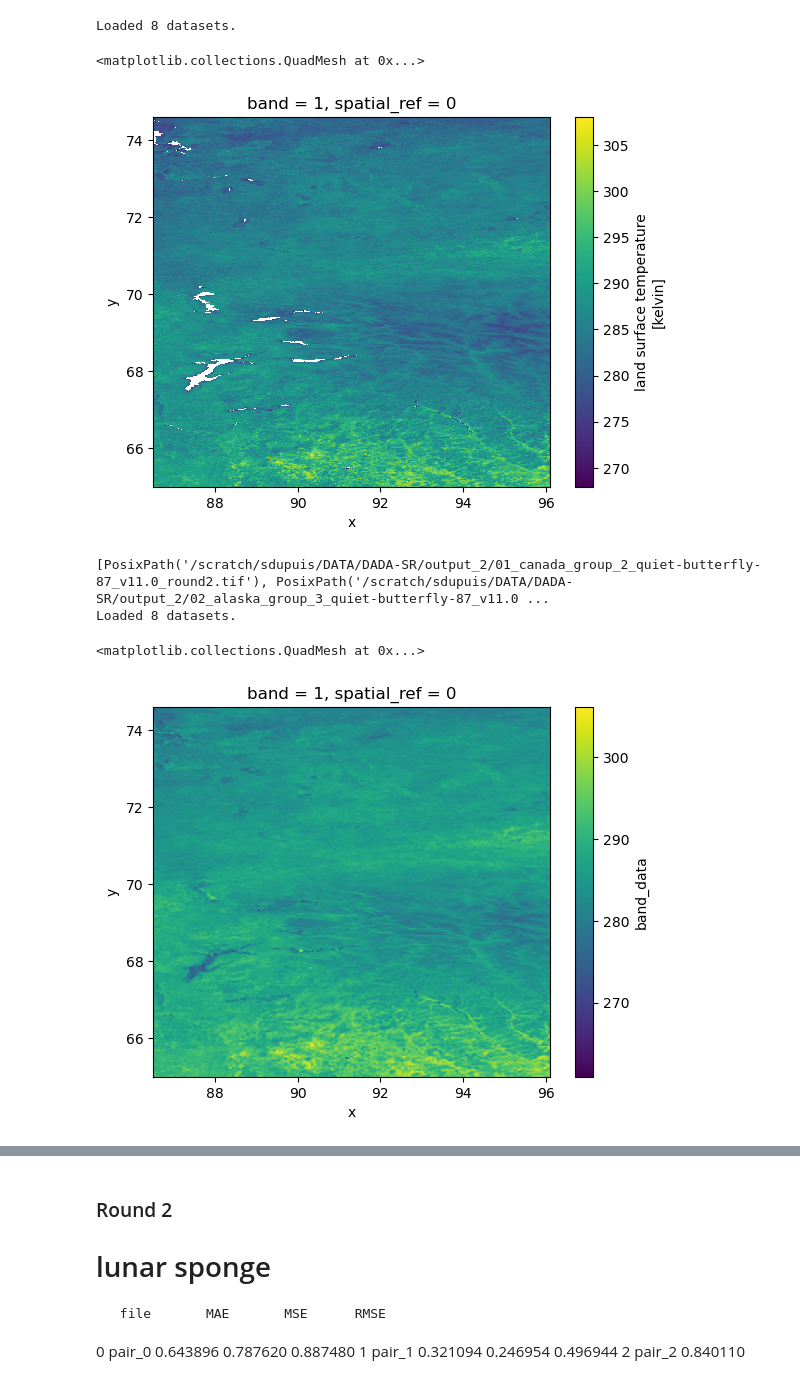
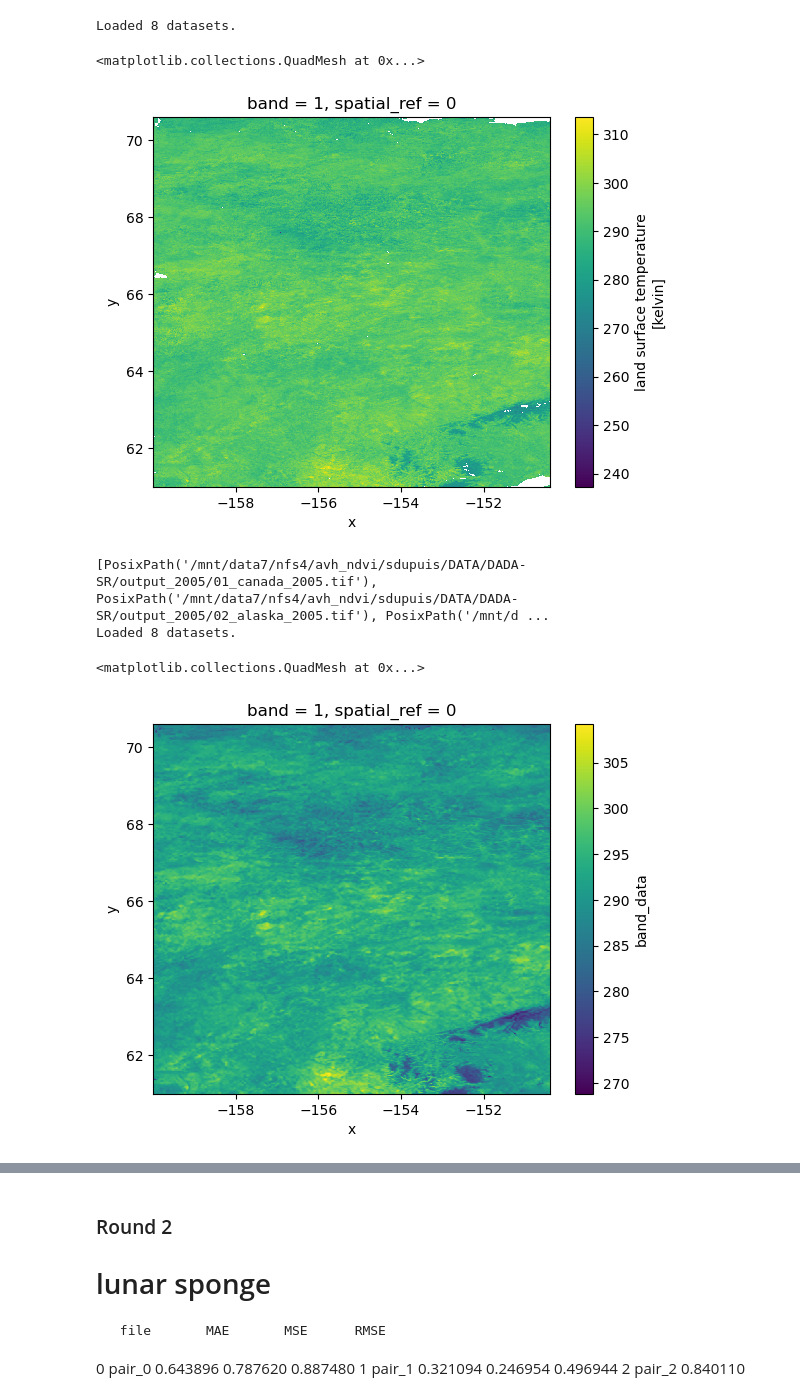
Before and after one commit to soniajdupuis/PhD_analysis, a Jupyter notebook: Paper_2_Analysis/mSE_MAE_computations.ipynb, the cells around one changed output, grey strips where cells are left out. Cells and saved outputs as stored; diff of their text form; code cells hidden in the pictures.

```diff
--- a/Paper_2_Analysis/mSE_MAE_computations.ipynb
+++ b/Paper_2_Analysis/mSE_MAE_computations.ipynb
@@ -7,7 +7,7 @@ import numpy as np
 import pandas as pd
 # %%
 # target
-data_dir = Path("/scratch/sdupuis/DATA/DADA-SR/target_2")
+data_dir = Path("/mnt/data7/nfs4/avh_ndvi/sdupuis/DATA/DADA-SR/target")
 
 # Get all .tif files in the folder (sorted by name)
 tif_files = sorted(data_dir.glob("*.tif"))
@@ -19,17 +19,17 @@ print(f"Loaded {len(target)} datasets.")
 # %% [output]
 Loaded 8 datasets.
 # %%
-target[5]['band_data'].plot()
+target[1]['band_data'].plot()
 # %% [output]
 <matplotlib.collections.QuadMesh at 0x...>
-[figure, old version]
+[figure, new version]
 # %%
 # quit butterly
-data_dir = Path("/scratch/sdupuis/DATA/DADA-SR/output_2/")
+data_dir = Path("/mnt/data7/nfs4/avh_ndvi/sdupuis/DATA/DADA-SR/output_2005/")
 
 # Get all .tif files in the folder (sorted by name)
 #10_image_fiery-waterfall_europe.tif
-tif_files = sorted(data_dir.glob("*quiet-butterfly*.tif"))
+tif_files = sorted(data_dir.glob("*.tif"))
 print(tif_files)
 
 # Open each file with xarray and store in a list
@@ -37,10 +37,10 @@ fiery_waterfall = [xr.open_dataset(f, engine="rasterio").sel(y=slice(None, None,
 
 print(f"Loaded {len(fiery_waterfall)} datasets.")
 # %% [output]
-[PosixPath('/scratch/sdupuis/DATA/DADA-SR/output_2/01_canada_group_2_quiet-butterfly-87_v11.0_round2.tif'), PosixPath('/scratch/sdupuis/DATA/DADA-SR/output_2/02_alaska_group_3_quiet-butterfly-87_v11.0 ...
+[PosixPath('/mnt/data7/nfs4/avh_ndvi/sdupuis/DATA/DADA-SR/output_2005/01_canada_2005.tif'), PosixPath('/mnt/data7/nfs4/avh_ndvi/sdupuis/DATA/DADA-SR/output_2005/02_alaska_2005.tif'), PosixPath('/mnt/d ...
 Loaded 8 datasets.
 # %%
-fiery_waterfall[5]['band_data'].plot()
+fiery_waterfall[1]['band_data'].plot()
 # %% [output]
 <matplotlib.collections.QuadMesh at 0x...>
-[figure, old version]
+[figure, new version]
```
Also changed, not shown: parts of 5 cells of this notebook.
